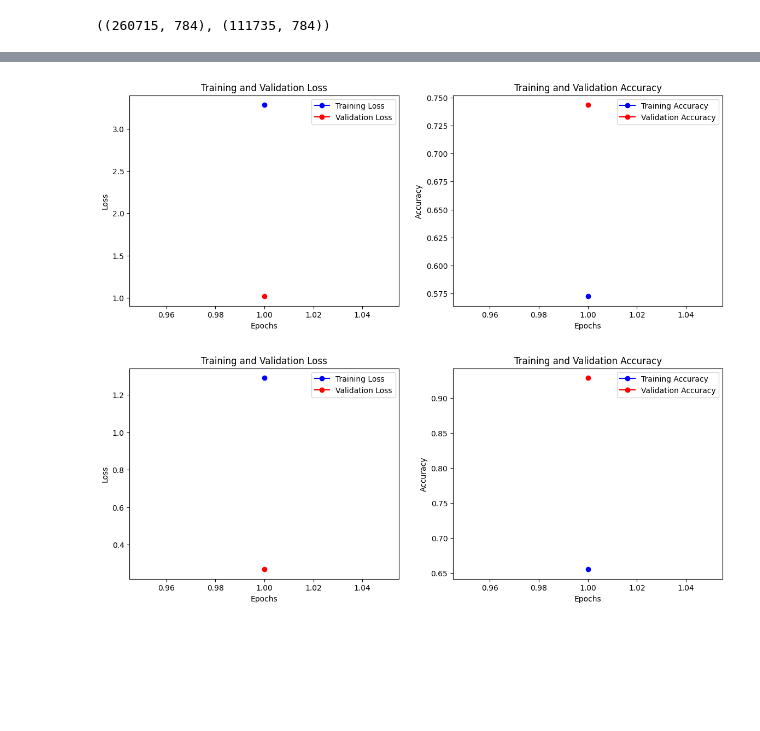
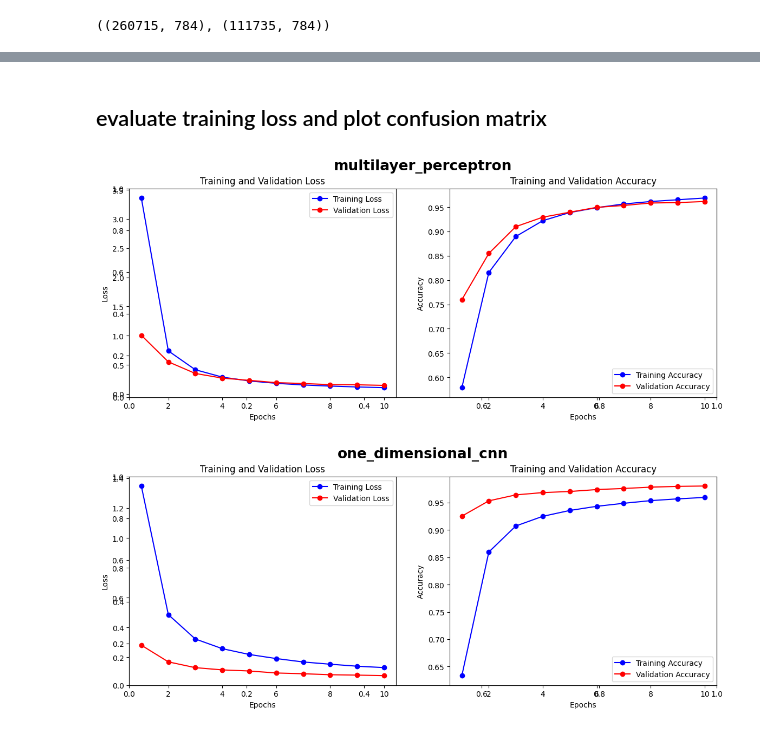
Before and after one commit to kyleoneil/MLProjs, a Jupyter notebook: hiragana_ocr_translation/english_character_recognition.ipynb, the cells around one changed output, grey strips where cells are left out. Drawn from its saved outputs; the diff is of its cells as text; code cells hidden in the pictures; blank space fills up the shorter version.

```diff
--- a/hiragana_ocr_translation/english_character_recognition.ipynb
+++ b/hiragana_ocr_translation/english_character_recognition.ipynb
@@ -104,7 +113,7 @@ plt.show()
 from tensorflow.keras import layers
 
 cnn = tf.keras.models.Sequential([
-    layers.InputLayer(input_shape=(X_train.shape[1],)),
+    layers.InputLayer(shape=(X_train.shape[1],)),
     tf.keras.layers.Reshape((X_train.shape[1], 1)),  # Reshape to (784, 1)
     tf.keras.layers.Conv1D(32, kernel_size=3, activation='relu'),
     layers.MaxPooling1D(pool_size=2),
@@ -113,13 +122,15 @@ cnn = tf.keras.models.Sequential([
     layers.Flatten(),
     layers.Dense(128, activation='relu'),
     layers.Dropout(0.5),
-    layers.Dense(num_classes, activation='softmax')
+    layers.Dense(num_classes, activation='softmax') # try using linear
 ], name='one_dimensional_cnn')
-cnn.compile(optimizer=Adam(learning_rate=0.0001), loss=SparseCategoricalCrossentropy(from_logits=True), metrics=['accuracy'])
+# research difference between from_logits=False and from_logits=True
+cnn.compile(optimizer=Adam(learning_rate=0.0001), loss=SparseCategoricalCrossentropy(from_logits=False), metrics=['accuracy'])
 cnn.summary()
 
 # Train the model
-history_cnn = cnn.fit(X_train, y_train, epochs=10, validation_data=(X_test, y_test))
+epochs = 10 # change to 10 during production
+history_cnn = cnn.fit(X_train, y_train, epochs=epochs, validation_data=(X_test, y_test))
 history_cnn.history['name'] = cnn.name
 
 # Evaluate the model
@@ -158,11 +182,15 @@ mlp = tf.keras.models.Sequential(name='multilayer_perceptron')
 mlp.add(layers.InputLayer(shape=(X_train.shape[1],)))
 mlp.add(layers.Dense(128, activation='relu'))
 mlp.add(layers.Dense(64, activation='relu'))
-mlp.add(layers.Dense(26, activation='linear'))
+mlp.add(layers.Dense(26, activation='softmax')) # try using linear
 mlp.compile(optimizer=Adam(learning_rate=0.0001), loss=SparseCategoricalCrossentropy(from_logits=True), metrics=['accuracy'])
 mlp.summary()
 
-# Evaluate untrained model
+epochs = 10 # change to 10 during production
+history_mlp = mlp.fit(X_train, y_train, epochs=epochs, validation_data=(X_test, y_test))
+history_mlp.history['name'] = mlp.name
+
+# Evaluate the model after training
 test_loss, test_accuracy = mlp.evaluate(X_test, y_test)
 print(f"Test Accuracy: {test_accuracy * 100:.2f}%")
 # %% [output]
@@ -184,7 +228,0 @@ Test Accuracy: 2.61%
-# %%
-history_mlp = mlp.fit(X_train, y_train, epochs=10, validation_data=(X_test, y_test))
-history_mlp.history['name'] = cnn.name
-
-# Evaluate the model after training
-test_loss, test_accuracy = mlp.evaluate(X_test, y_test)
-print(f"Test Accuracy: {test_accuracy * 100:.2f}%")
@@ -195,34 +229,38 @@ Test Accuracy: 74.34%
+# %% [markdown]
+## evaluate training loss and plot confusion matrix
 # %%
-for history in [history_mlp, history_cnn]:
+for history in [h.history for h in [history_mlp, history_cnn]]:
     # Extracting loss and accuracy
-    train_loss = history.history['loss']
-    val_loss = history.history['val_loss']
-    train_acc = history.history['accuracy']
-    val_acc = history.history['val_accuracy']
+    train_loss = history['loss']
+    val_loss = history['val_loss']
+    train_acc = history['accuracy']
+    val_acc = history['val_accuracy']
+    title = history['name']
     epochs = range(1, len(train_loss) + 1)
 
     # Plotting training and validation loss
     plt.figure(figsize=(14, 5))
+    plt.title(title, fontsize=19, weight='bold', pad=25)
 
     # Loss subplot
     plt.subplot(1, 2, 1)
     plt.plot(epochs, train_loss, 'bo-', label='Training Loss')
     plt.plot(epochs, val_loss, 'ro-', label='Validation Loss')
     plt.title('Training and Validation Loss')
     plt.xlabel('Epochs')
     plt.ylabel('Loss')
     plt.legend()
 
     # Accuracy subplot
     plt.subplot(1, 2, 2)
     plt.plot(epochs, train_acc, 'bo-', label='Training Accuracy')
     plt.plot(epochs, val_acc, 'ro-', label='Validation Accuracy')
     plt.title('Training and Validation Accuracy')
     plt.xlabel('Epochs')
     plt.ylabel('Accuracy')
     plt.legend()
 
     plt.show()
 # %% [output]
-[figure, old version]
+[figure, new version]
-[figure, old version]
+[figure, new version]
```
Also changed, not shown: parts of 10 cells of this notebook.
